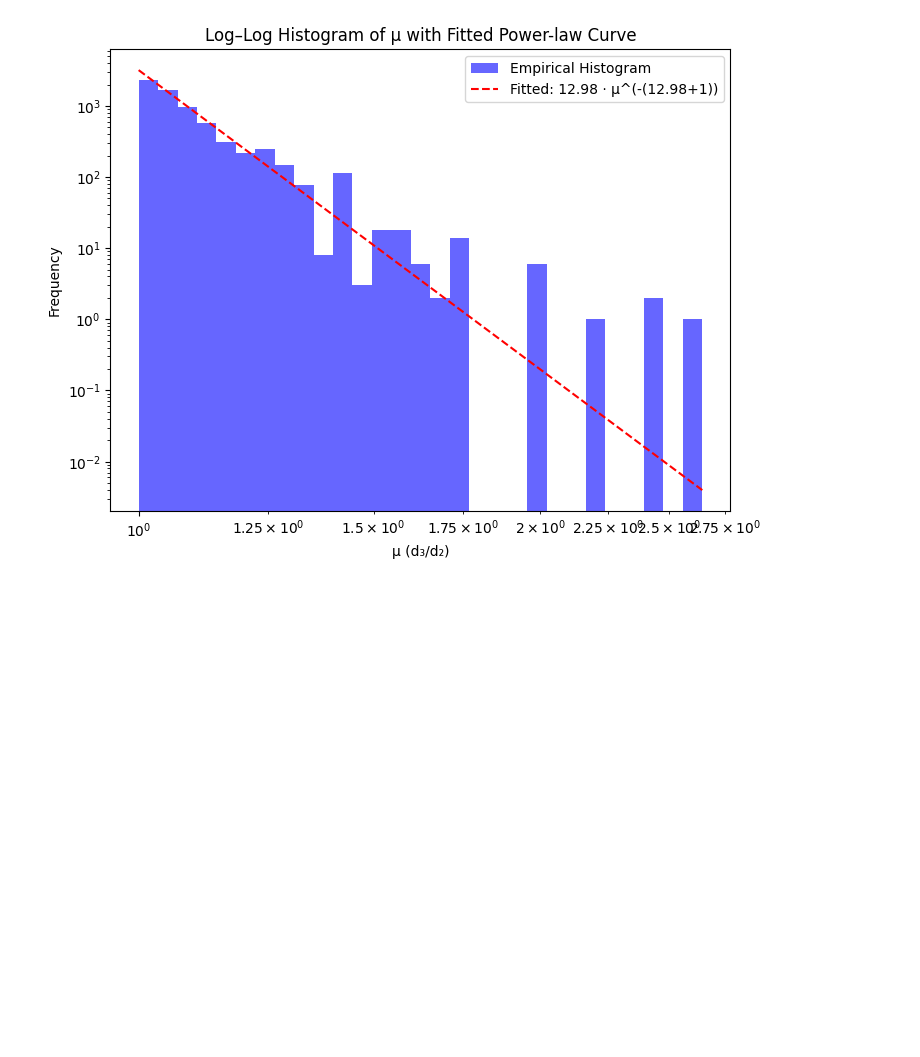
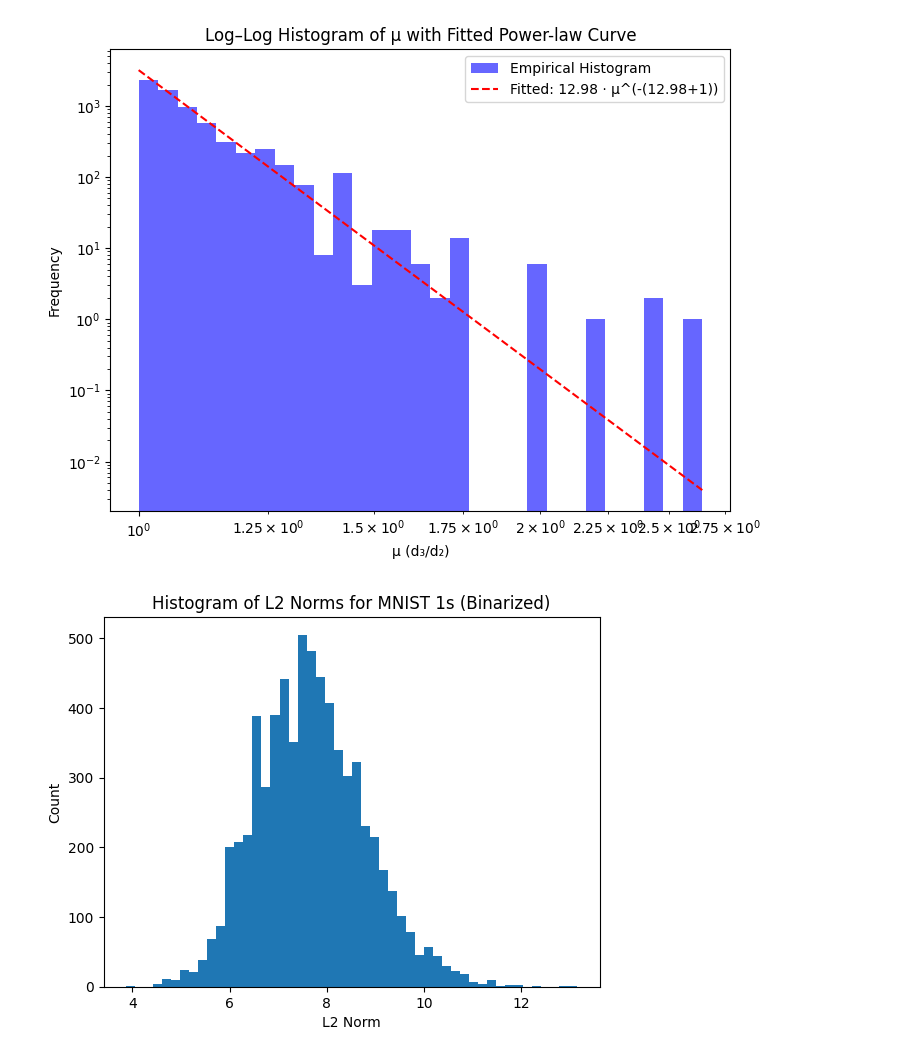
Before and after one commit to Antel0pe/SpaceOfMNIST-Digits, a Jupyter notebook: IntrinsicDimension.ipynb, the cells around one changed output. Cells and saved outputs as stored; diff of their text form; code cells hidden in the pictures; blank space fills up the shorter version.

```diff
--- a/IntrinsicDimension.ipynb
+++ b/IntrinsicDimension.ipynb
@@ -185,3 +188,15 @@ plt.show()
 # %% [output]
 Estimated d̂: 12.98
 [figure]
+# %%
+# Compute L2 norms
+norms = unique_vectors.norm(dim=1).numpy()
+
+# Plot
+plt.hist(norms, bins=50)
+plt.xlabel('L2 Norm')
+plt.ylabel('Count')
+plt.title('Histogram of L2 Norms for MNIST 1s (Binarized)')
+plt.show()
+# %% [output]
+[figure, added]
```
Also changed, not shown: parts of 5 cells of this notebook, 1 other file.
